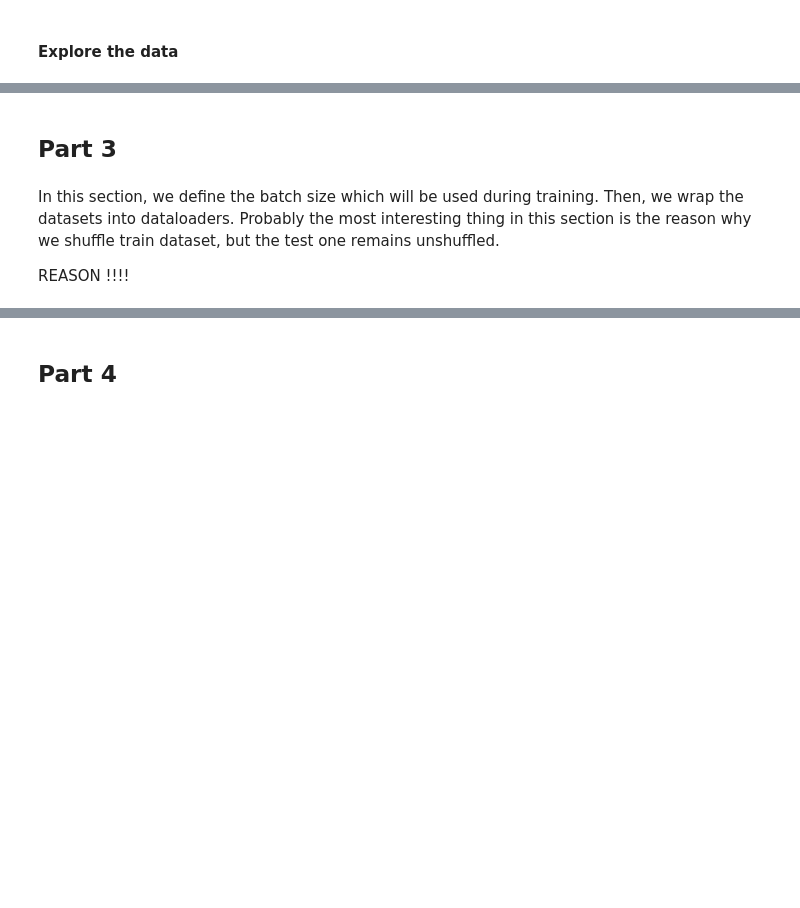
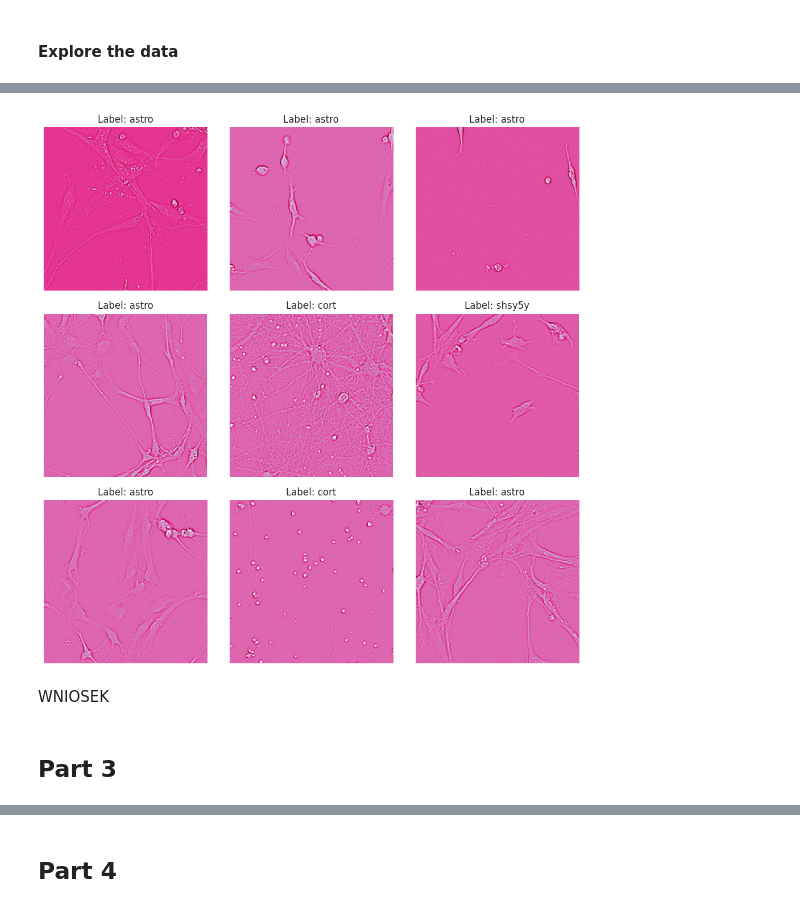
Before and after one commit to OskarK16/YOLO_assignment, a Jupyter notebook: Assignment2.ipynb, the cells around one changed output, grey strips where cells are left out. Saved outputs shown, nothing was run; the diff lists cells and outputs as text; code cells hidden in the pictures; blank space fills up the shorter version.

```diff
--- a/Assignment2.ipynb
+++ b/Assignment2.ipynb
@@ -184,6 +223,7 @@ IMAGENET_STATS = [[0.485, 0.456, 0.406], [0.229, 0.224, 0.225]]
 train_transforms = transforms.Compose([
     transforms.RandomCrop(224),
     transforms.RandomHorizontalFlip(),
+    transforms.RandomVerticalFlip(),
     transforms.ToTensor(),
     transforms.Normalize(*IMAGENET_STATS)
 ])
@@ -193,6 +233,12 @@ test_transforms = transforms.Compose([
     transforms.ToTensor(),
     transforms.Normalize(*IMAGENET_STATS)
 ])
+
+valid_transforms = transforms.Compose([
+    transforms.CenterCrop(224),
+    transforms.ToTensor(),
+    transforms.Normalize(*IMAGENET_STATS)
+])
 # %% [markdown]
 #### Define dataset
 # %%
@@ -312,6 +406,30 @@ Classes: shsy5y, astro, cort
+# %%
+fig, ax = plt.subplots(3, 3, figsize = (10, 10))
+ax = ax.flatten()
+
+random_samples = random.sample(range(len(train_dataset)), 9)
+
+mu, sigma = np.array(IMAGENET_STATS[0]), np.array(IMAGENET_STATS[1])
+
+for i, idx in enumerate(random_samples):
+    image, label = train_dataset[idx]
+
+    image = image.permute(1, 2, 0).numpy()
+    image = sigma * image + mu
+    image = np.clip(image, 0, 1)
+
+    ax[i].imshow(image)
+    ax[i].set_title(f"Label: {train_dataset.idx2label[label]}")
+
+    image_ch = image[:, :, 0]
+    ax[i].imshow(image_ch, cmap = "PuRd")
+    ax[i].axis(False)
+
+plt.tight_layout()
+plt.show()
+# %% [output]
+[figure, added]
+# %% [markdown]
+WNIOSEK
 # %% [markdown]
 ## Part 3
-# %% [markdown]
-In this section, we define the batch size which will be used during training. Then, we wrap the datasets into dataloaders. Probably the most interesting thing in this section is the reason why we shuffle train dataset, but the test one remains unshuffled.
-
-REASON !!!!
```
Also changed, not shown: parts of 57 cells of this notebook.
